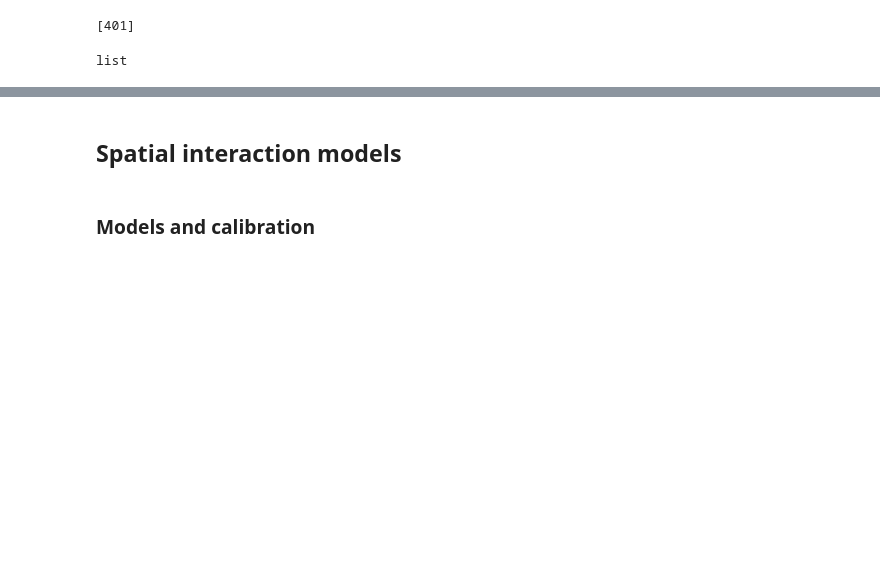
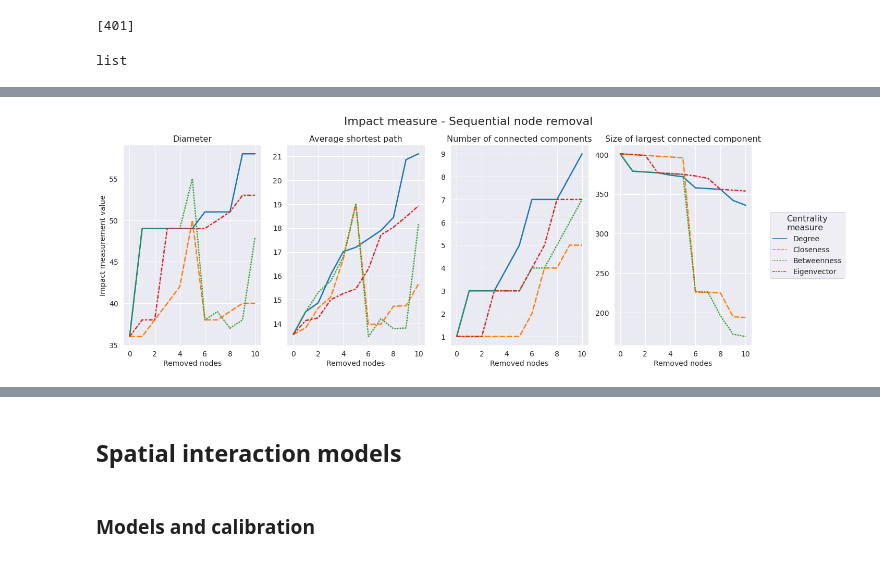
Before and after one commit to rpoandres/US_Assessment, a Jupyter notebook: US_Assessment.ipynb, the cells around one changed output, grey strips where cells are left out. Saved outputs shown, nothing was run; the diff lists cells and outputs as text; code cells hidden in the pictures; blank space fills up the shorter version.

```diff
--- a/US_Assessment.ipynb
+++ b/US_Assessment.ipynb
@@ -652,0 +663,17 @@ non_sq.tail(20)
+# %%
+# Define a dictionary of functions
+functions_dict = {'degree': nx.degree_centrality,
+                  'closeness': nx.closeness_centrality,
+                  'betweenness': nx.betweenness_centrality,
+                 'eigenvector':nx.eigenvector_centrality_numpy}
+# %%
+# Create a blank df
+sq_df = pd.DataFrame()
+#Create empy columns
+sq_df['Nodes'] = np.nan
+sq_df['Removed nodes'] = np.nan
+sq_df['Diameter'] = np.nan
+sq_df['Average shortest path'] = np.nan
+sq_df['Number of connected components'] = np.nan
+sq_df['Size of largest connected component'] = np.nan
+sq_df['Node removed'] = np.nan
@@ -652,0 +691,3 @@ non_sq.tail(20)
+# %%
+for i in range(11):
+    print(i)
@@ -652,0 +797,50 @@ non_sq.tail(20)
+# %%
+# Plot for sequential
+fig, [ax1,ax2,ax3,ax4] = plt.subplots(1, 4, sharey=False, tight_layout=True,figsize=(20, 7))
+plt.suptitle('Impact measure - Sequential node removal',fontsize=22)
+ax1.set_ylabel("Impact measurement value",fontsize=14)
+sns.lineplot(data=sq_df, x="Removed nodes", y="Diameter",palette="tab10",hue='Centrality measure',ax=ax1,style='Centrality measure', linewidth = 2.5)
+sns.lineplot(data=sq_df, x="Removed nodes", y="Average shortest path",palette="tab10",hue='Centrality measure',ax=ax2,style='Centrality measure',linewidth = 2.5)
+sns.lineplot(data=sq_df, x="Removed nodes", y="Number of connected components",palette="tab10",hue='Centrality measure',ax=ax3,style='Centrality measure',linewidth = 2.5)
+sns.lineplot(data=sq_df, x="Removed nodes", y="Size of largest connected component",palette="tab10",hue='Centrality measure',ax=ax4,style='Centrality measure',linewidth = 2.5)
+
+
+ax1.set_title("Diameter",fontsize=16)
+ax2.set_title("Average shortest path",fontsize=16)
+ax3.set_title("Number of connected components",fontsize=16)
+ax4.set_title("Size of largest connected component",fontsize=16)
+
+ax2.set_ylabel('')
+ax3.set_ylabel('')
+ax4.set_ylabel('')
+
+# ax1.set_yticklabels([])
+# ax2.set_yticklabels([]) # remove lable axis
+# ax2.set_yticks([])
+
+
+ax1.get_legend().remove()
+ax2.get_legend().remove()
+ax3.get_legend().remove()
+plt.legend(bbox_to_anchor=(1.7, 0.5),loc='center right',title='Centrality\nmeasure',fontsize=14,title_fontsize=16)
+
+ax1.set_xlabel("Removed nodes",fontsize=14)
+ax2.set_xlabel("Removed nodes",fontsize=14)
+ax3.set_xlabel("Removed nodes",fontsize=14)
+ax4.set_xlabel("Removed nodes",fontsize=14)
+
+for label in (ax1.get_xticklabels() + ax1.get_yticklabels()):
+	label.set_fontsize(14)
+
+for label in (ax2.get_xticklabels() + ax2.get_yticklabels()):
+	label.set_fontsize(14)
+
+for label in (ax3.get_xticklabels() + ax3.get_yticklabels()):
+	label.set_fontsize(14)
+
+for label in (ax4.get_xticklabels() + ax4.get_yticklabels()):
+	label.set_fontsize(14)
+
+# plt.savefig("Dis_line_ratio_meta_M1_M2_M3.jpg",dpi=300)
+# %% [output]
+[figure, added]
```
Also changed, not shown: parts of 28 cells of this notebook.
